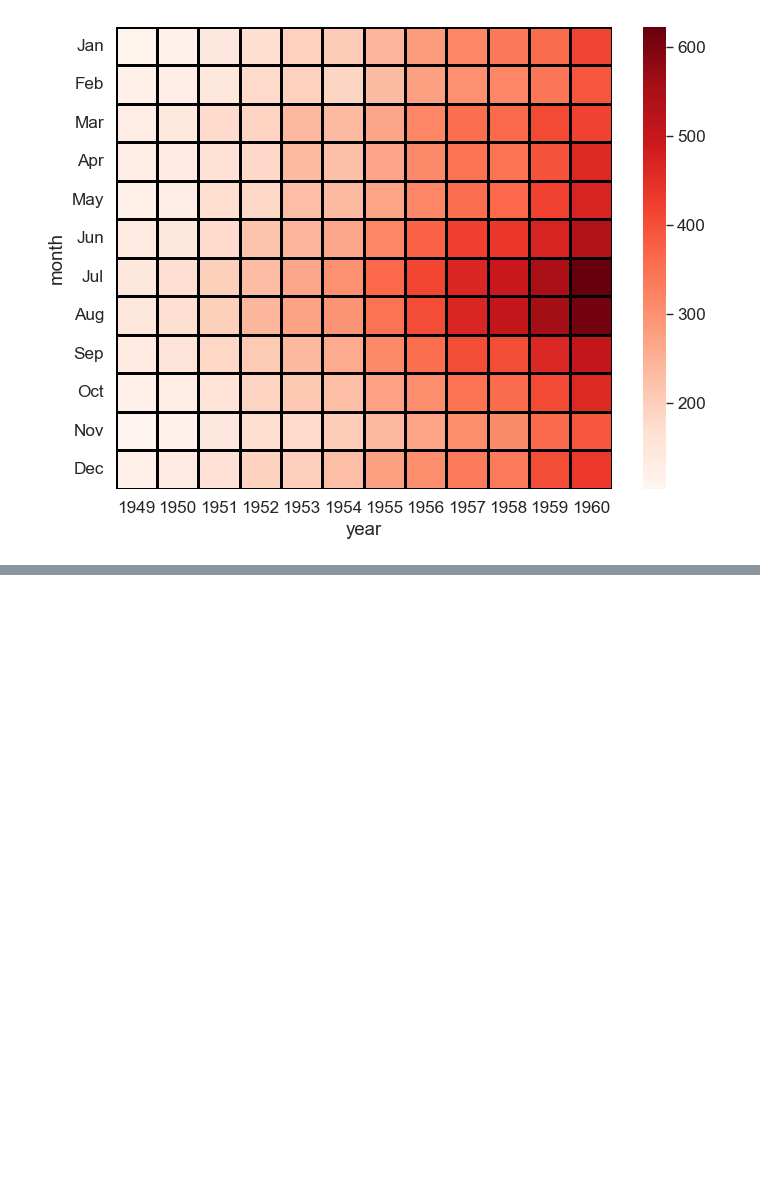
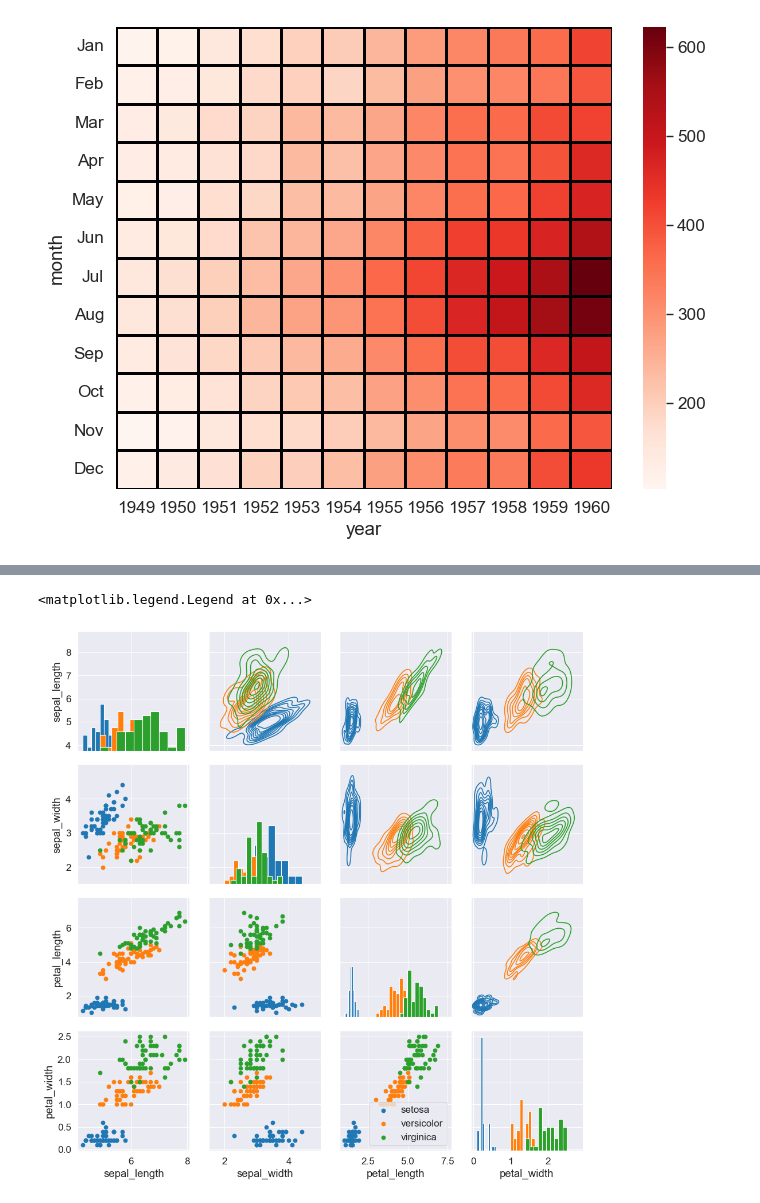
Before and after one commit to sinsinav505-cell/matplotlib, a Jupyter notebook: seaborn.ipynb, the cells around one changed output, grey strips where cells are left out. Saved outputs shown, nothing was run; the diff lists cells and outputs as text; code cells hidden in the pictures; blank space fills up the shorter version.

```diff
--- a/seaborn.ipynb
+++ b/seaborn.ipynb
@@ -323,0 +329,12 @@ plt.show()
+# %%
+iris1 =  sns.load_dataset('iris')
+iris_g = sns.PairGrid(iris1, hue='species')
+#iris_g.map(plt.scatter)
+iris_g.map_diag(plt.hist)
+#iris_g.map_offdiag(plt.scatter)
+iris_g.map_lower(plt.scatter)
+iris_g.map_upper(sns.kdeplot)
+plt.legend()
+# %% [output]
+<matplotlib.legend.Legend at 0x...>
+[figure, added]
```
Also changed, not shown: parts of 3 cells of this notebook, 1 other file.
